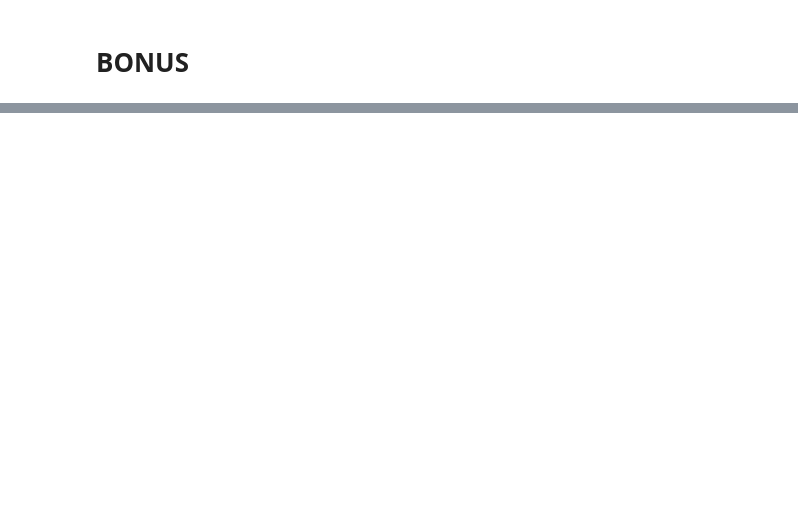
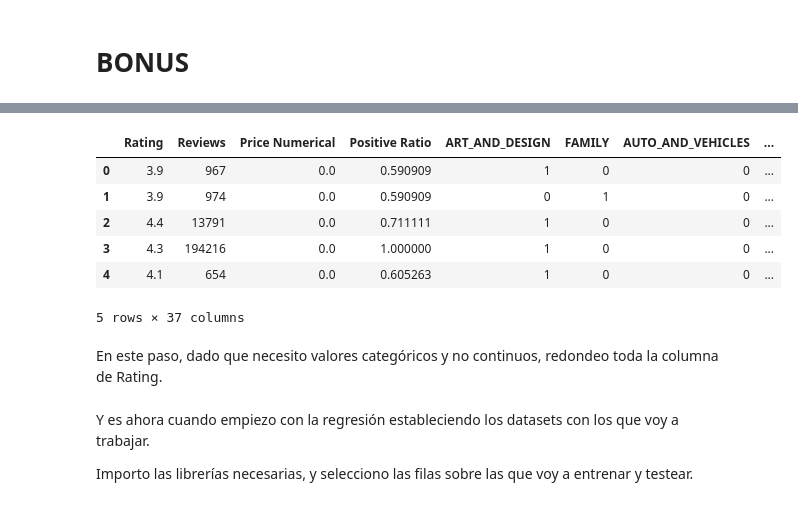
Before and after one commit to alejandroperela/datamad0119, a Jupyter notebook: module-3/lab-supervised-learning-feature-extraction/your-code/main.ipynb, the cells around one changed output, grey strips where cells are left out. Cells and saved outputs as stored; diff of their text form; code cells hidden in the pictures; blank space fills up the shorter version.

```diff
--- a/module-3/lab-supervised-learning-feature-extraction/your-code/main.ipynb
+++ b/module-3/lab-supervised-learning-feature-extraction/your-code/main.ipynb
@@ -568,0 +566,2 @@ google.head()
+# %%
+data = google.copy()
@@ -568,0 +589,3 @@ google.head()
+# %%
+categories = list(data.Category.unique())
+categories
@@ -568,0 +612,5 @@ google.head()
+# %%
+for i in categories:
+    data[i]=0
+
+data.head()
@@ -568,0 +627,5 @@ google.head()
+# %%
+for i in categories:
+    data[i] = data.Category.str.contains(i).astype(int)
+
+data.head()
@@ -568,0 +659,14 @@ google.head()
+# %%
+data.drop(['App', 'Category', 'Installs', 'Type', 'Content Rating', 'Genres', 'Last Updated', 'Current Ver',
+            'Android Ver'], axis=1, inplace=True)
+data.head()
+# %% [output]
+|  | Rating | Reviews | Price Numerical | Positive Ratio | ART_AND_DESIGN | FAMILY | AUTO_AND_VEHICLES | ... |
+| 0 | 3.9 | 967 | 0.0 | 0.590909 | 1 | 0 | 0 | ... |
+| 1 | 3.9 | 974 | 0.0 | 0.590909 | 0 | 1 | 0 | ... |
+| 2 | 4.4 | 13791 | 0.0 | 0.711111 | 1 | 0 | 0 | ... |
+| 3 | 4.3 | 194216 | 0.0 | 1.000000 | 1 | 0 | 0 | ... |
+| 4 | 4.1 | 654 | 0.0 | 0.605263 | 1 | 0 | 0 | ... |
+5 rows × 37 columns
+# %% [markdown]
+En este paso, dado que necesito valores categóricos y no continuos, redondeo toda la columna de Rating.
@@ -568,0 +675,4 @@ google.head()
+# %% [markdown]
+Y es ahora cuando empiezo con la regresión estableciendo los datasets con los que voy a trabajar.
+
+Importo las librerías necesarias, y selecciono las filas sobre las que voy a entrenar y testear.
```
Also changed, not shown: parts of 24 cells of this notebook, 1 other file.
